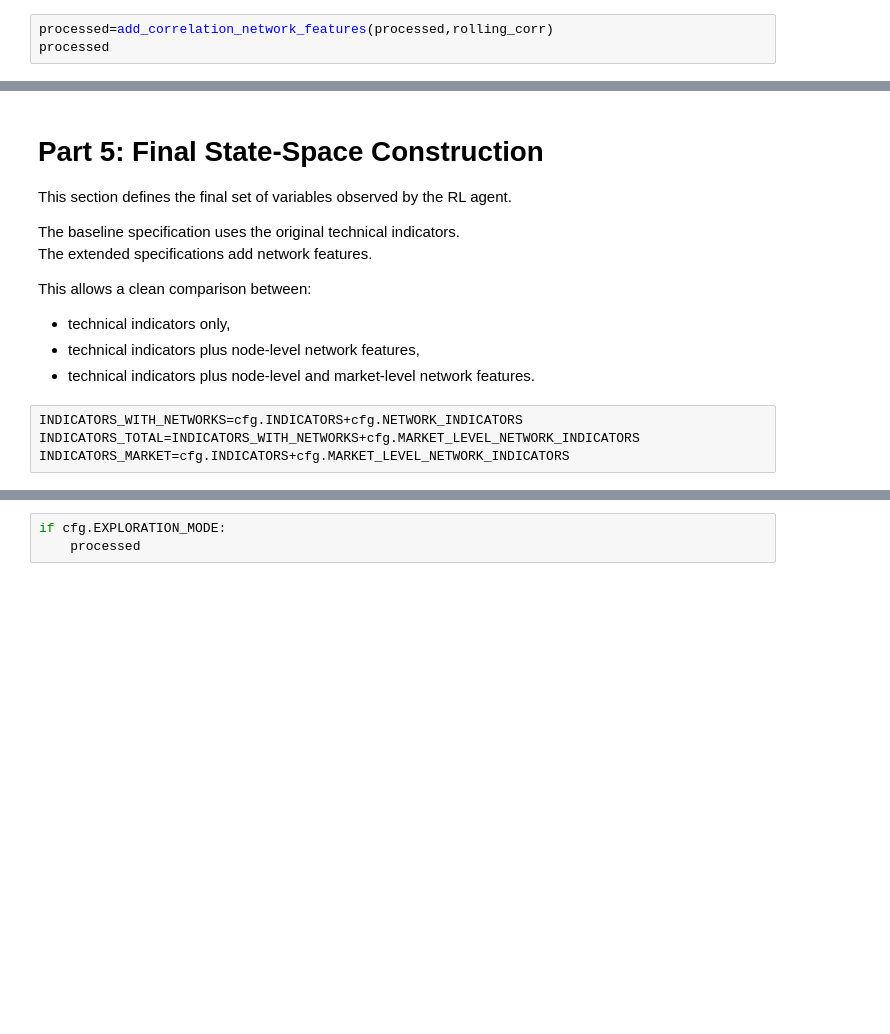
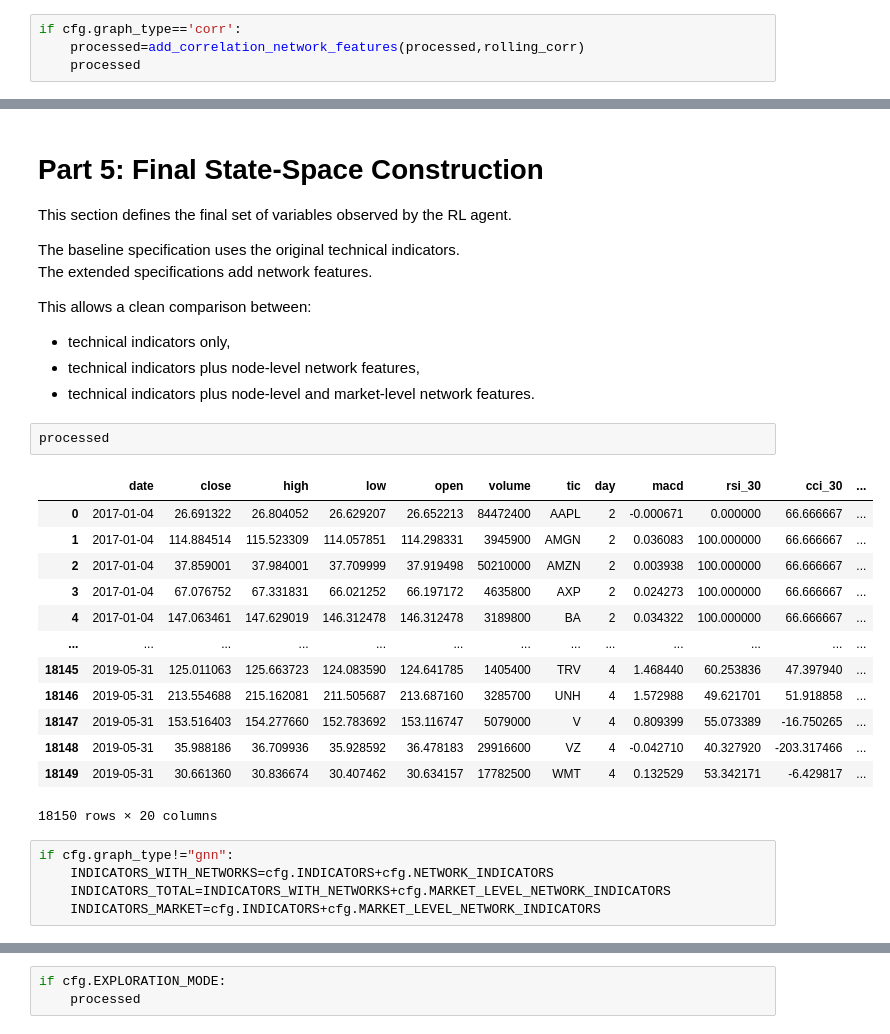
Before and after one commit to Trisrobi/MasterThesis, a Jupyter notebook: V0_Baseline.ipynb, the cells around one changed output, grey strips where cells are left out. Drawn from its saved outputs; the diff is of its cells as text; blank space fills up the shorter version.

```diff
--- a/V0_Baseline.ipynb
+++ b/V0_Baseline.ipynb
@@ -704,3 +717,4 @@ from src.graphs.correlation import add_correlation_network_features
 # %%
-processed=add_correlation_network_features(processed,rolling_corr)
-processed
+if cfg.graph_type=='corr':
+    processed=add_correlation_network_features(processed,rolling_corr)
+    processed
@@ -750,10 +731,27 @@ This allows a clean comparison between:
 - technical indicators only,
 - technical indicators plus node-level network features,
 - technical indicators plus node-level and market-level network features.
+# %%
+processed
+# %% [output]
+|  | date | close | high | low | open | volume | tic | day | macd | rsi_30 | cci_30 | ... |
+| 0 | 2017-01-04 | 26.691322 | 26.804052 | 26.629207 | 26.652213 | 84472400 | AAPL | 2 | -0.000671 | 0.000000 | 66.666667 | ... |
+| 1 | 2017-01-04 | 114.884514 | 115.523309 | 114.057851 | 114.298331 | 3945900 | AMGN | 2 | 0.036083 | 100.000000 | 66.666667 | ... |
+| 2 | 2017-01-04 | 37.859001 | 37.984001 | 37.709999 | 37.919498 | 50210000 | AMZN | 2 | 0.003938 | 100.000000 | 66.666667 | ... |
+| 3 | 2017-01-04 | 67.076752 | 67.331831 | 66.021252 | 66.197172 | 4635800 | AXP | 2 | 0.024273 | 100.000000 | 66.666667 | ... |
+| 4 | 2017-01-04 | 147.063461 | 147.629019 | 146.312478 | 146.312478 | 3189800 | BA | 2 | 0.034322 | 100.000000 | 66.666667 | ... |
+| ... | ... | ... | ... | ... | ... | ... | ... | ... | ... | ... | ... | ... |
+| 18145 | 2019-05-31 | 125.011063 | 125.663723 | 124.083590 | 124.641785 | 1405400 | TRV | 4 | 1.468440 | 60.253836 | 47.397940 | ... |
+| 18146 | 2019-05-31 | 213.554688 | 215.162081 | 211.505687 | 213.687160 | 3285700 | UNH | 4 | 1.572988 | 49.621701 | 51.918858 | ... |
+| 18147 | 2019-05-31 | 153.516403 | 154.277660 | 152.783692 | 153.116747 | 5079000 | V | 4 | 0.809399 | 55.073389 | -16.750265 | ... |
+| 18148 | 2019-05-31 | 35.988186 | 36.709936 | 35.928592 | 36.478183 | 29916600 | VZ | 4 | -0.042710 | 40.327920 | -203.317466 | ... |
+| 18149 | 2019-05-31 | 30.661360 | 30.836674 | 30.407462 | 30.634157 | 17782500 | WMT | 4 | 0.132529 | 53.342171 | -6.429817 | ... |
+18150 rows × 20 columns
 # %%
-INDICATORS_WITH_NETWORKS=cfg.INDICATORS+cfg.NETWORK_INDICATORS
-INDICATORS_TOTAL=INDICATORS_WITH_NETWORKS+cfg.MARKET_LEVEL_NETWORK_INDICATORS
-INDICATORS_MARKET=cfg.INDICATORS+cfg.MARKET_LEVEL_NETWORK_INDICATORS
+if cfg.graph_type!="gnn":
+    INDICATORS_WITH_NETWORKS=cfg.INDICATORS+cfg.NETWORK_INDICATORS
+    INDICATORS_TOTAL=INDICATORS_WITH_NETWORKS+cfg.MARKET_LEVEL_NETWORK_INDICATORS
+    INDICATORS_MARKET=cfg.INDICATORS+cfg.MARKET_LEVEL_NETWORK_INDICATORS
 # %%
 # ============================================================
 # Choose final state variables
```
Also changed, not shown: parts of 33 cells of this notebook, 2 other files.
